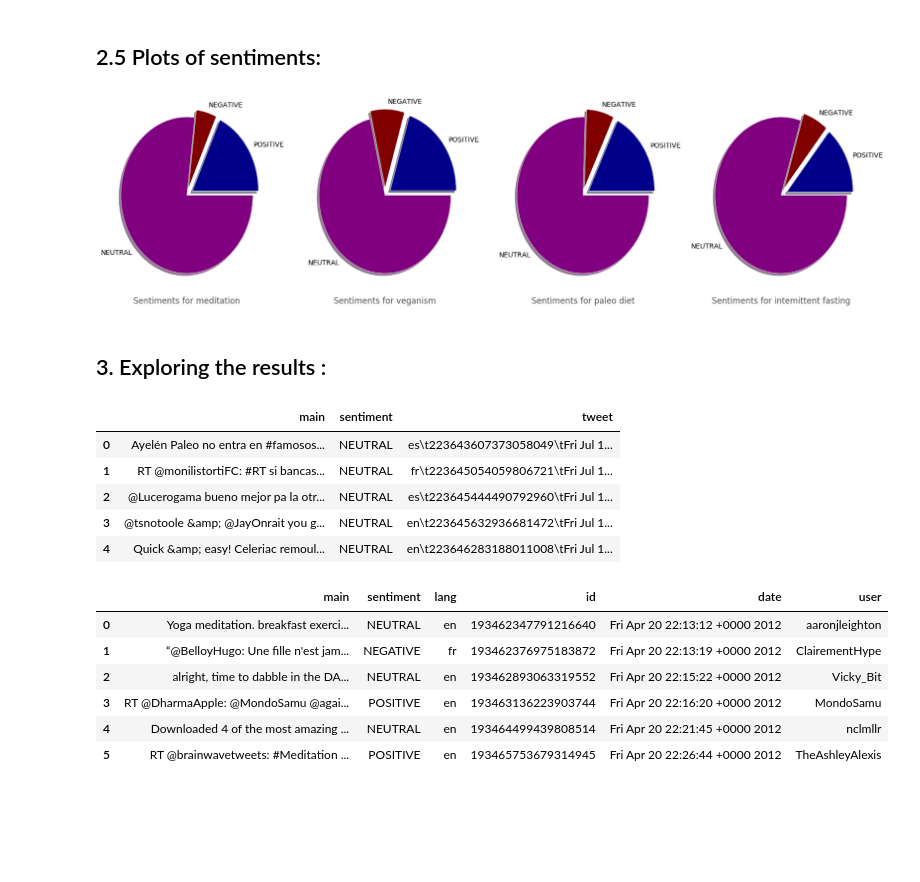
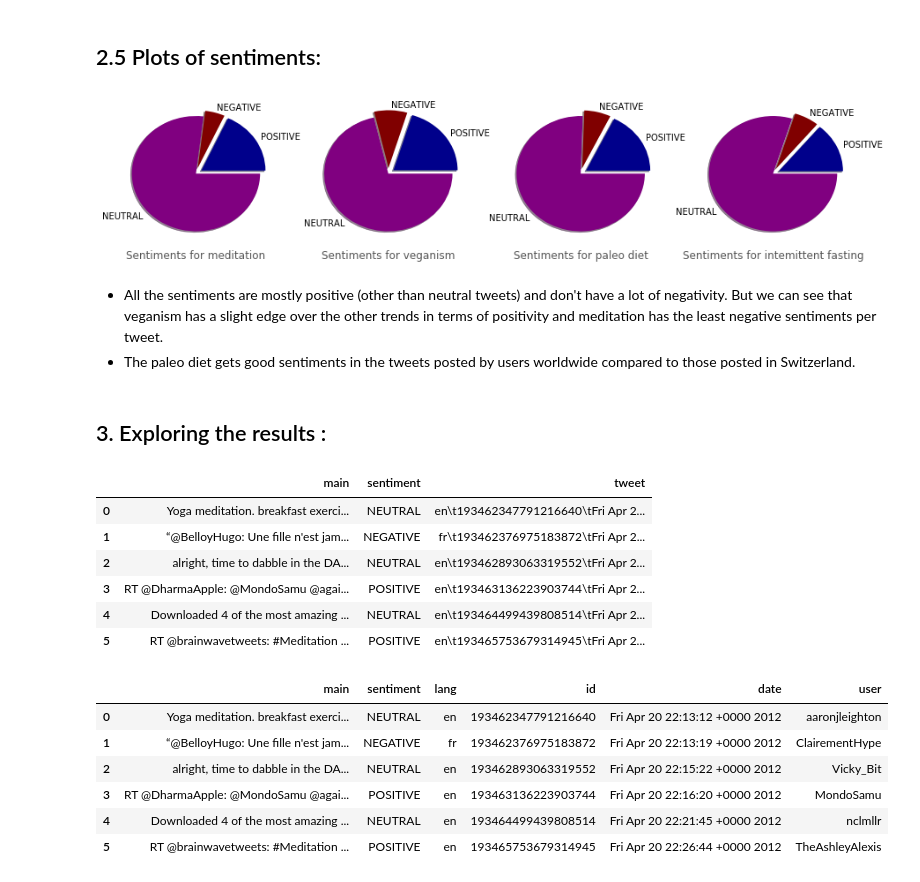
Before and after one commit to Firas11993/ada2017, a Jupyter notebook: Project/Project.ipynb, the cells around one changed output. Drawn from its saved outputs; the diff is of its cells as text; code cells hidden in the pictures; blank space fills up the shorter version.

```diff
--- a/Project/Project.ipynb
+++ b/Project/Project.ipynb
@@ -661,30 +648,34 @@ vegan =pickle.load(open( "veganism_full.p", "rb" ))
 # %%
 titles=['Sentiments for meditation','Sentiments for veganism','Sentiments for paleo diet','Sentiments for intemittent fasting']
 trends=[meditation,vegan,paleo,fast]
-pieplots(trends,titles,(20,5))
+pieplots(trends,titles,(15,3))
 # %% [output]
-[figure, old version]
+[figure, new version]
+# %% [markdown]
+- All the sentiments are mostly positive (other than neutral tweets) and don't have a lot of negativity. But we can see that veganism has a slight edge over the other trends in terms of positivity and meditation has the least negative sentiments per tweet.
+- The paleo diet gets good sentiments in the tweets posted by users worldwide compared to those posted in Switzerland.
 # %% [markdown]
 ## 3. Exploring the results :
 # %%
-dataPaleo = pd.DataFrame(paleo)
-dataMedit = pd.DataFrame(meditation)
-dataFast  = pd.DataFrame(fast)
-dataVegan = pd.DataFrame(vegan)
+data_paleo = pd.DataFrame(paleo)
+data_medit = pd.DataFrame(meditation)
+data_fast  = pd.DataFrame(fast)
+data_vegan = pd.DataFrame(vegan)
 
-dataPaleo = dataPaleo.drop('clean', axis=1)
-dataMedit = dataMedit.drop('clean', axis=1)
-dataFast = dataFast.drop('clean', axis=1)
-dataVegan = dataVegan.drop('clean', axis=1)
+data_paleo = data_paleo.drop('clean', axis=1)
+data_medit = data_medit.drop('clean', axis=1)
+data_fast = data_fast.drop('clean', axis=1)
+data_vegan = data_vegan.drop('clean', axis=1)
 
-dataPaleo.head()
+data_medit.head(6)
 # %% [output]
 |  | main | sentiment | tweet |
-| 0 | Ayelén Paleo no entra en #famosos... | NEUTRAL | es\t223643607373058049\tFri Jul 1... |
-| 1 | RT @monilistortiFC: #RT si bancas... | NEUTRAL | fr\t223645054059806721\tFri Jul 1... |
-| 2 | @Lucerogama bueno mejor pa la otr... | NEUTRAL | es\t223645444490792960\tFri Jul 1... |
-| 3 | @tsnotoole &amp; @JayOnrait you g... | NEUTRAL | en\t223645632936681472\tFri Jul 1... |
-| 4 | Quick &amp; easy! Celeriac remoul... | NEUTRAL | en\t223646283188011008\tFri Jul 1... |
+| 0 | Yoga meditation. breakfast exerci... | NEUTRAL | en\t193462347791216640\tFri Apr 2... |
+| 1 | “@BelloyHugo: Une fille n'est jam... | NEGATIVE | fr\t193462376975183872\tFri Apr 2... |
+| 2 | alright, time to dabble in the DA... | NEUTRAL | en\t193462893063319552\tFri Apr 2... |
+| 3 | RT @DharmaApple: @MondoSamu @agai... | POSITIVE | en\t193463136223903744\tFri Apr 2... |
+| 4 | Downloaded 4 of the most amazing ... | NEUTRAL | en\t193464499439808514\tFri Apr 2... |
+| 5 | RT @brainwavetweets: #Meditation ... | POSITIVE | en\t193465753679314945\tFri Apr 2... |
 # %%
 def create_columns(row,n):
 
@@ -701,19 +692,19 @@ def process_dataframes(df):
     df['user'] = df['tweet'].apply(lambda x : create_columns(x,3))
     del df['tweet']
     return df
-# %%
-dataPaleo = process_dataframes(dataPaleo)
-dataMedit = process_dataframes(dataMedit)
-dataFast  = process_dataframes(dataFast )
-dataVegan = process_dataframes(dataVegan)
-
-dataMedit.head(6)
-# %% [output]
-|  | main | sentiment | lang | id | date | user |
-| 0 | Yoga meditation. breakfast exerci... | NEUTRAL | en | 193462347791216640 | Fri Apr 20 22:13:12 +0000 2012 | aaronjleighton |
-| 1 | “@BelloyHugo: Une fille n'est jam... | NEGATIVE | fr | 193462376975183872 | Fri Apr 20 22:13:19 +0000 2012 | ClairementHype |
-| 2 | alright, time to dabble in the DA... | NEUTRAL | en | 193462893063319552 | Fri Apr 20 22:15:22 +0000 2012 | Vicky_Bit |
-| 3 | RT @DharmaApple: @MondoSamu @agai... | POSITIVE | en | 193463136223903744 | Fri Apr 20 22:16:20 +0000 2012 | MondoSamu |
-| 4 | Downloaded 4 of the most amazing ... | NEUTRAL | en | 193464499439808514 | Fri Apr 20 22:21:45 +0000 2012 | nclmllr |
-| 5 | RT @brainwavetweets: #Meditation ... | POSITIVE | en | 193465753679314945 | Fri Apr 20 22:26:44 +0000 2012 | TheAshleyAlexis |
+# %%
+data_paleo = process_dataframes(data_paleo)
+data_medit = process_dataframes(data_medit)
+data_fast  = process_dataframes(data_fast )
+data_vegan = process_dataframes(data_vegan)
+
+data_medit.head(6)
+# %% [output]
+|  | main | sentiment | lang | id | date | user |
+| 0 | Yoga meditation. breakfast exerci... | NEUTRAL | en | 193462347791216640 | Fri Apr 20 22:13:12 +0000 2012 | aaronjleighton |
+| 1 | “@BelloyHugo: Une fille n'est jam... | NEGATIVE | fr | 193462376975183872 | Fri Apr 20 22:13:19 +0000 2012 | ClairementHype |
+| 2 | alright, time to dabble in the DA... | NEUTRAL | en | 193462893063319552 | Fri Apr 20 22:15:22 +0000 2012 | Vicky_Bit |
+| 3 | RT @DharmaApple: @MondoSamu @agai... | POSITIVE | en | 193463136223903744 | Fri Apr 20 22:16:20 +0000 2012 | MondoSamu |
+| 4 | Downloaded 4 of the most amazing ... | NEUTRAL | en | 193464499439808514 | Fri Apr 20 22:21:45 +0000 2012 | nclmllr |
+| 5 | RT @brainwavetweets: #Meditation ... | POSITIVE | en | 193465753679314945 | Fri Apr 20 22:26:44 +0000 2012 | TheAshleyAlexis |
 # %%
```
Also changed, not shown: parts of 17 cells of this notebook.
